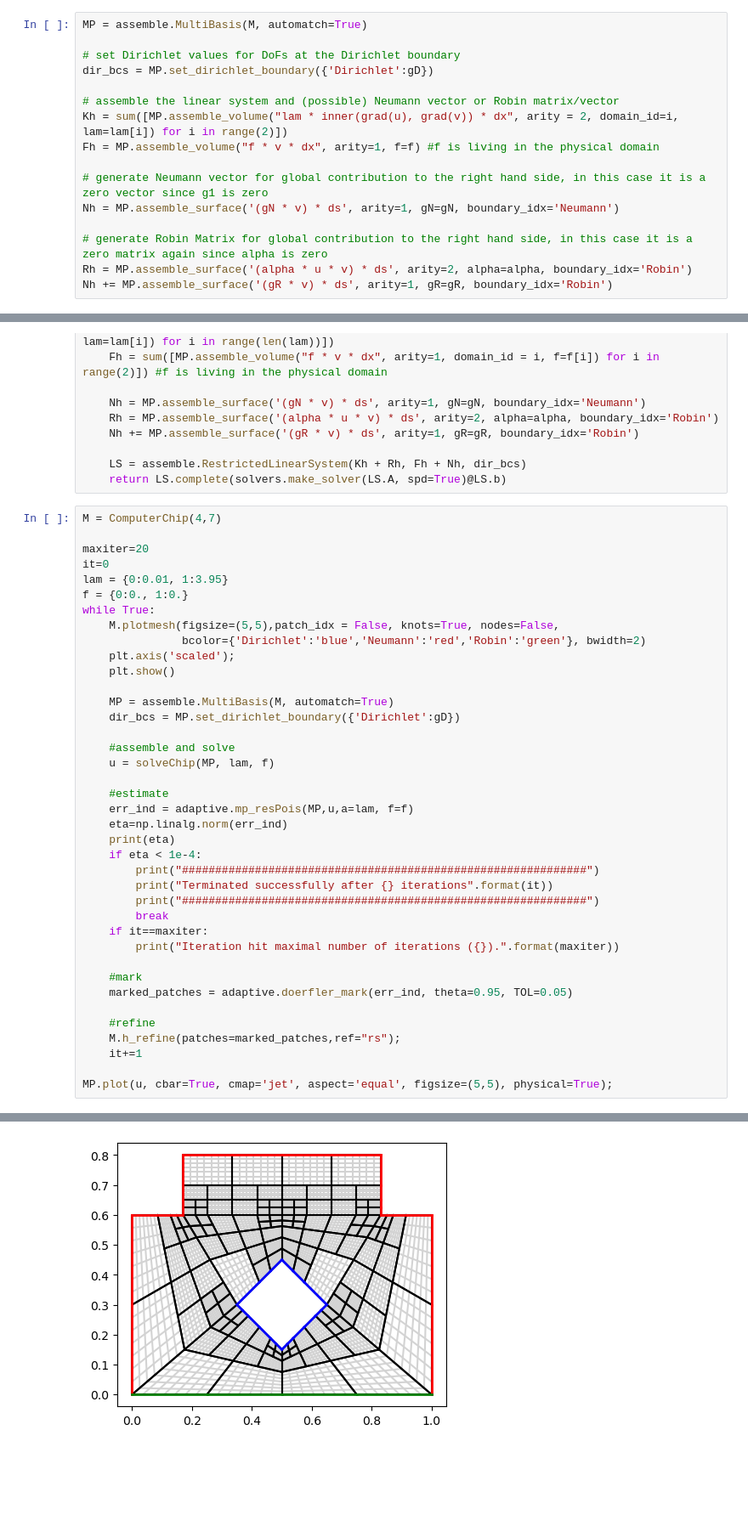
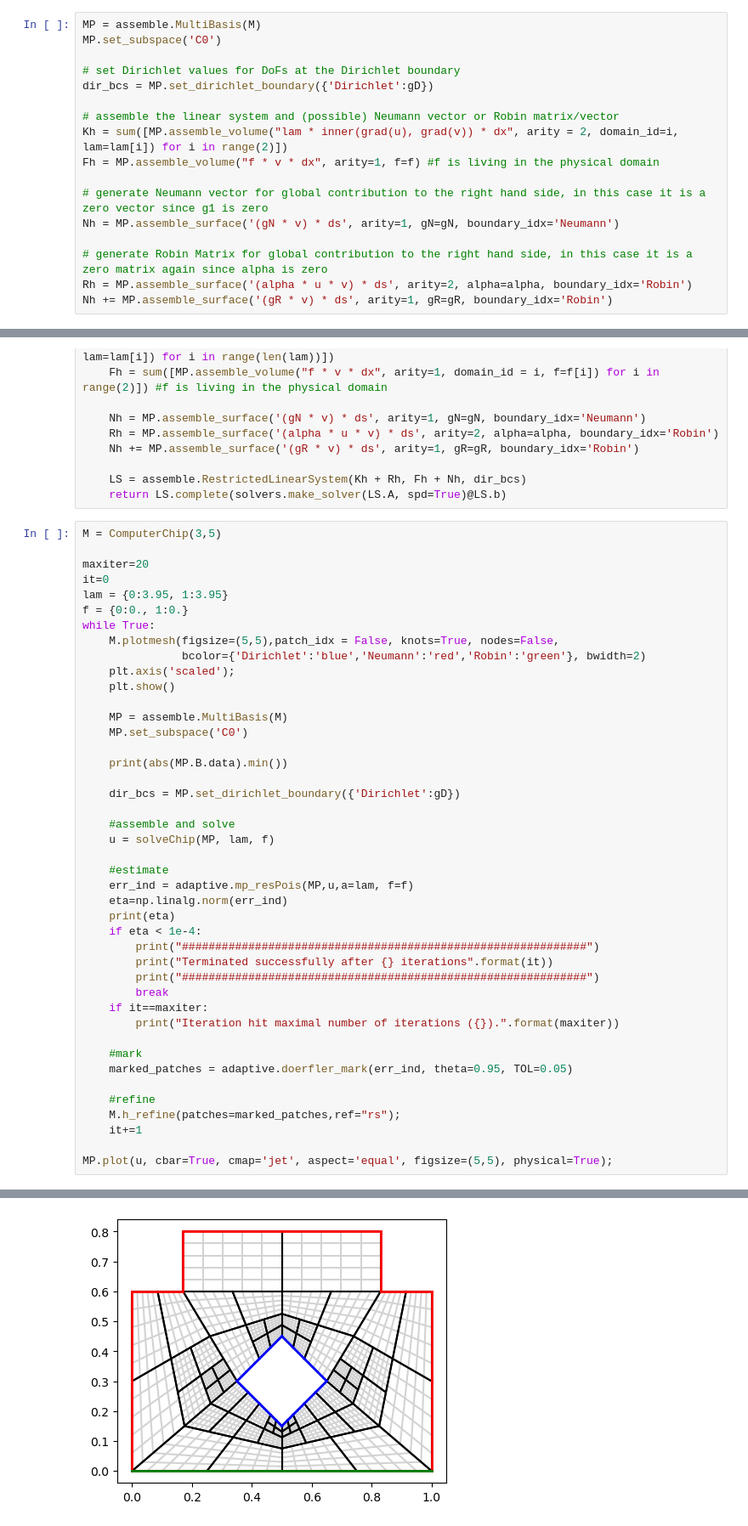
Before and after one commit to c-f-h/pyiga, a Jupyter notebook: notebooks/solve-multipatch.ipynb, the cells around one changed output, grey strips where cells are left out. Shown at 85% size. Drawn from its saved outputs; the diff is of its cells as text; blank space fills up the shorter version.

```diff
--- a/notebooks/solve-multipatch.ipynb
+++ b/notebooks/solve-multipatch.ipynb
@@ -141,7 +121,8 @@ gD = lambda x,y: 500.0
 gR = lambda x,y: 300.0*alpha
 lam = {0:0.01, 1:3.95}
 # %%
-MP = assemble.MultiBasis(M, automatch=True)
+MP = assemble.MultiBasis(M)
+MP.set_subspace('C0')
 
 # set Dirichlet values for DoFs at the Dirichlet boundary
 dir_bcs = MP.set_dirichlet_boundary({'Dirichlet':gD})
@@ -186,11 +167,11 @@ def solveChip(MP, lam, f):
     LS = assemble.RestrictedLinearSystem(Kh + Rh, Fh + Nh, dir_bcs)
     return LS.complete(solvers.make_solver(LS.A, spd=True)@LS.b)
 # %%
-M = ComputerChip(4,7)
+M = ComputerChip(3,5)
 
 maxiter=20
 it=0
-lam = {0:0.01, 1:3.95}
+lam = {0:3.95, 1:3.95}
 f = {0:0., 1:0.}
 while True:
     M.plotmesh(figsize=(5,5),patch_idx = False, knots=True, nodes=False,
@@ -198,7 +179,11 @@ while True:
     plt.axis('scaled');
     plt.show()
 
-    MP = assemble.MultiBasis(M, automatch=True)
+    MP = assemble.MultiBasis(M)
+    MP.set_subspace('C0')
+
+    print(abs(MP.B.data).min())
+
     dir_bcs = MP.set_dirichlet_boundary({'Dirichlet':gD})
 
     #assemble and solve
@@ -240 +228 @@ Basis setup took 0.003687620162963867 seconds
-[figure, old version]
+[figure, new version]
```
Also changed, not shown: parts of 15 cells of this notebook, 4 other files.
